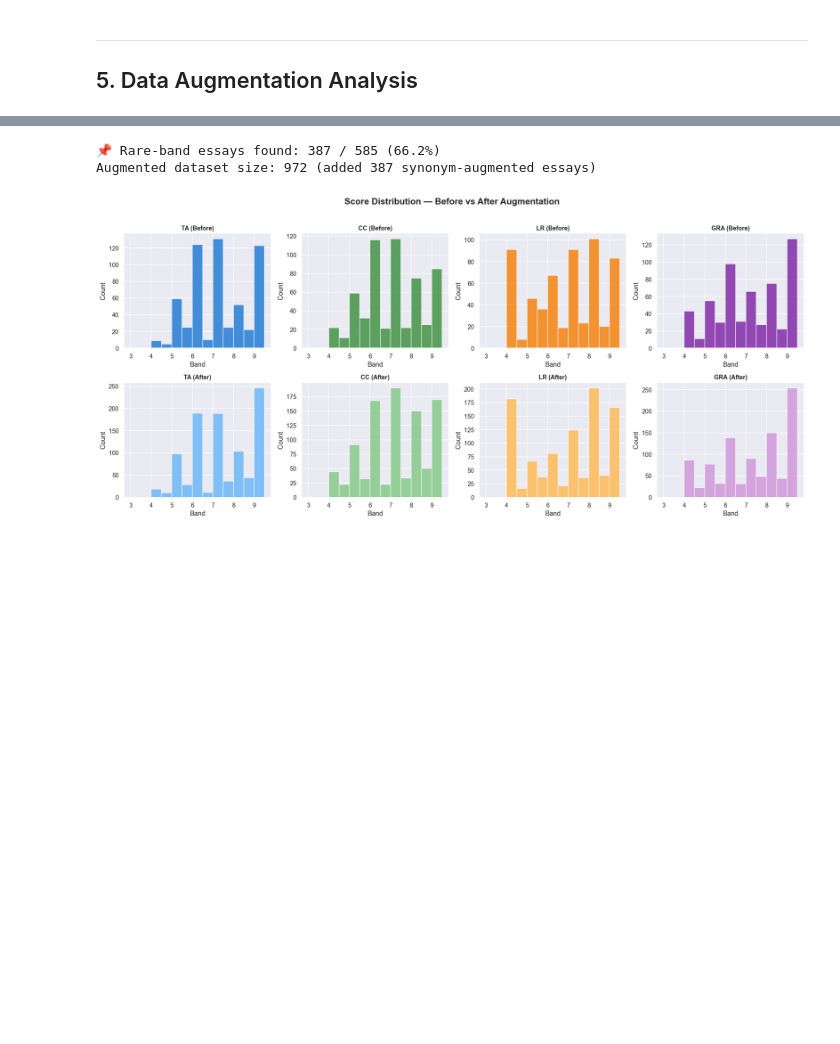
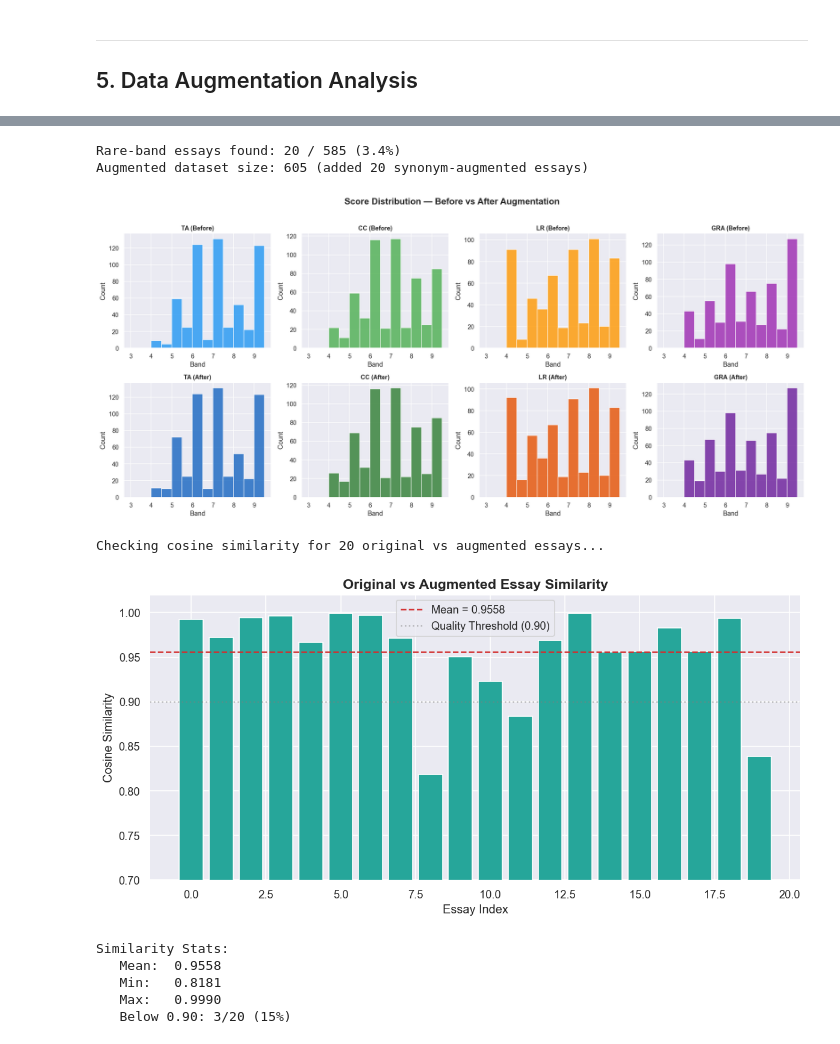
Before and after one commit to Thriple-T/Senior-Capstone-Project, a Jupyter notebook: ML Models/model_performance_analysis.ipynb, the cells around one changed output, grey strips where cells are left out. Cells and saved outputs as stored; diff of their text form; code cells hidden in the pictures; blank space fills up the shorter version.

Commit message:
Model Analysis added

```diff
--- a/ML Models/model_performance_analysis.ipynb
+++ b/ML Models/model_performance_analysis.ipynb
@@ -710,7 +451,7 @@ except ImportError:
 
 
 def synonym_substitute(text, sub_rate=0.12):
-    """Replace ~12% of words with WordNet synonyms."""
+    """Replace ~12% of content words with WordNet synonyms."""
     if not WORDNET_AVAILABLE:
         return text
     doc = nlp(text)
@@ -775,10 +489,13 @@ Back-translation is set up as a template.
 # %%
-# Augment Under-Represented Bands
-
-# Identify essays with extreme scores (any criterion ≤4.5 or ≥8.0)
-rare_mask = (df[CRITERIA] <= 4.5).any(axis=1) | (df[CRITERIA] >= 8.0).any(axis=1)
+# Augment Under-Represented Bands (FIXED filter)
+#
+# OLD (buggy): (df[CRITERIA] <= 4.5).any(axis=1) | (df[CRITERIA] >= 8.0).any(axis=1)
+#   -> .any() selected mixed-score essays; >= 8.0 amplified high-band bias
+#
+# NEW: Target only genuinely underrepresented essays where ALL criteria are low
+rare_mask = (df[CRITERIA] <= 5.0).all(axis=1)
 rare_df = df[rare_mask].copy()
-print(f'📌 Rare-band essays found: {len(rare_df)} / {len(df)} ({len(rare_df)/len(df)*100:.1f}%)')
+print(f'Rare-band essays found: {len(rare_df)} / {len(df)} ({len(rare_df)/len(df)*100:.1f}%)')
 
 # Generate augmented versions via synonym substitution
 if WORDNET_AVAILABLE and len(rare_df) > 0:
@@ -793,34 +510,80 @@ if WORDNET_AVAILABLE and len(rare_df) > 0:
     print(f'Augmented dataset size: {len(df_augmented)} (added {len(aug_df)} synonym-augmented essays)')
 else:
     df_augmented = df.copy()
+    aug_df = pd.DataFrame()
     print('No augmentation applied (WordNet unavailable or no rare samples found)')
 # %% [output]
-📌 Rare-band essays found: 387 / 585 (66.2%)
-Augmented dataset size: 972 (added 387 synonym-augmented essays)
+Rare-band essays found: 20 / 585 (3.4%)
+Augmented dataset size: 605 (added 20 synonym-augmented essays)
 # %%
 # Score Distribution: Before vs After Augmentation
+colors_before = ['#2196F3', '#4CAF50', '#FF9800', '#9C27B0']
+colors_after  = ['#1565C0', '#2E7D32', '#E65100', '#6A1B9A']
+bins = np.arange(3, 10, 0.5)
+
 fig, axes = plt.subplots(2, 4, figsize=(18, 8))
 fig.suptitle('Score Distribution — Before vs After Augmentation',
              fontsize=16, fontweight='bold', y=1.02)
 
-bins = np.arange(3, 10, 0.5)
-
 for idx, (crit, short) in enumerate(zip(CRITERIA, CRITERIA_SHORT)):
-    # Before
     ax = axes[0][idx]
-    ax.hist(df[crit], bins=bins, color=colors_train[idx], alpha=0.8, edgecolor='white')
+    ax.hist(df[crit], bins=bins, color=colors_before[idx], alpha=0.8, edgecolor='white')
     ax.set_title(f'{short} (Before)', fontsize=11, fontweight='bold')
     ax.set_xlabel('Band')
     ax.set_ylabel('Count')
 
-    # After
     ax = axes[1][idx]
-    ax.hist(df_augmented[crit], bins=bins, color=colors_val[idx], alpha=0.8, edgecolor='white')
+    ax.hist(df_augmented[crit], bins=bins, color=colors_after[idx], alpha=0.8, edgecolor='white')
     ax.set_title(f'{short} (After)', fontsize=11, fontweight='bold')
     ax.set_xlabel('Band')
     ax.set_ylabel('Count')
 
 plt.tight_layout()
 plt.show()
+
+# Quality Check: Cosine Similarity
+if WORDNET_AVAILABLE and len(aug_df) > 0:
+    n_check = min(20, len(rare_df))
+    originals  = rare_df['Essay_Text'].iloc[:n_check].tolist()
+    augmenteds = aug_df['Essay_Text'].iloc[:n_check].tolist()
+
+    print(f'Checking cosine similarity for {n_check} original vs augmented essays...\n')
+
+    orig_embs = sim_model.encode(originals, convert_to_numpy=True)
+    aug_embs  = sim_model.encode(augmenteds, convert_to_numpy=True)
+
+    similarities = []
+    for i in range(n_check):
+        sim_score = util.cos_sim(orig_embs[i], aug_embs[i]).item()
+        similarities.append(sim_score)
+
+    fig, ax = plt.subplots(figsize=(10, 5))
+    ax.bar(range(n_check), similarities, color='#26A69A', edgecolor='white')
+    ax.axhline(np.mean(similarities), color='#D32F2F', linestyle='--', linewidth=1.5,
+               label=f'Mean = {np.mean(similarities):.4f}')
+    ax.axhline(0.90, color='gray', linestyle=':', alpha=0.5, label='Quality Threshold (0.90)')
+    ax.set_xlabel('Essay Index')
+    ax.set_ylabel('Cosine Similarity')
+    ax.set_title('Original vs Augmented Essay Similarity', fontsize=14, fontweight='bold')
+    ax.legend(fontsize=11)
+    ax.set_ylim(0.7, 1.02)
+    plt.tight_layout()
+    plt.show()
+
+    print(f'\nSimilarity Stats:')
+    print(f'   Mean:  {np.mean(similarities):.4f}')
+    print(f'   Min:   {np.min(similarities):.4f}')
+    print(f'   Max:   {np.max(similarities):.4f}')
+    below = sum(1 for s in similarities if s < 0.90)
+    print(f'   Below 0.90: {below}/{n_check} ({below/n_check*100:.0f}%)')
+else:
+    print('Skipping quality check — no augmented data available.')
 # %% [output]
-[figure, old version]
+[figure, new version]
+Checking cosine similarity for 20 original vs augmented essays...
+[figure, added]
+Similarity Stats:
+   Mean:  0.9558
+   Min:   0.8181
+   Max:   0.9990
+   Below 0.90: 3/20 (15%)
```
Also changed, not shown: parts of 36 cells of this notebook, 7 other files.
